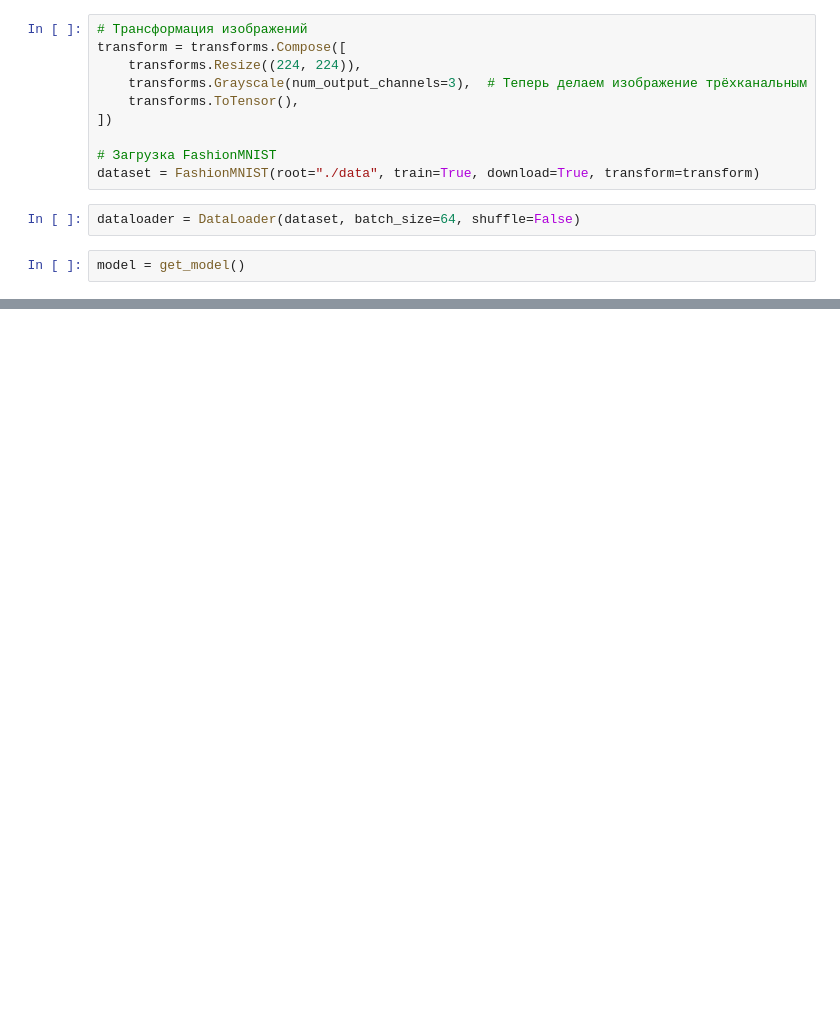
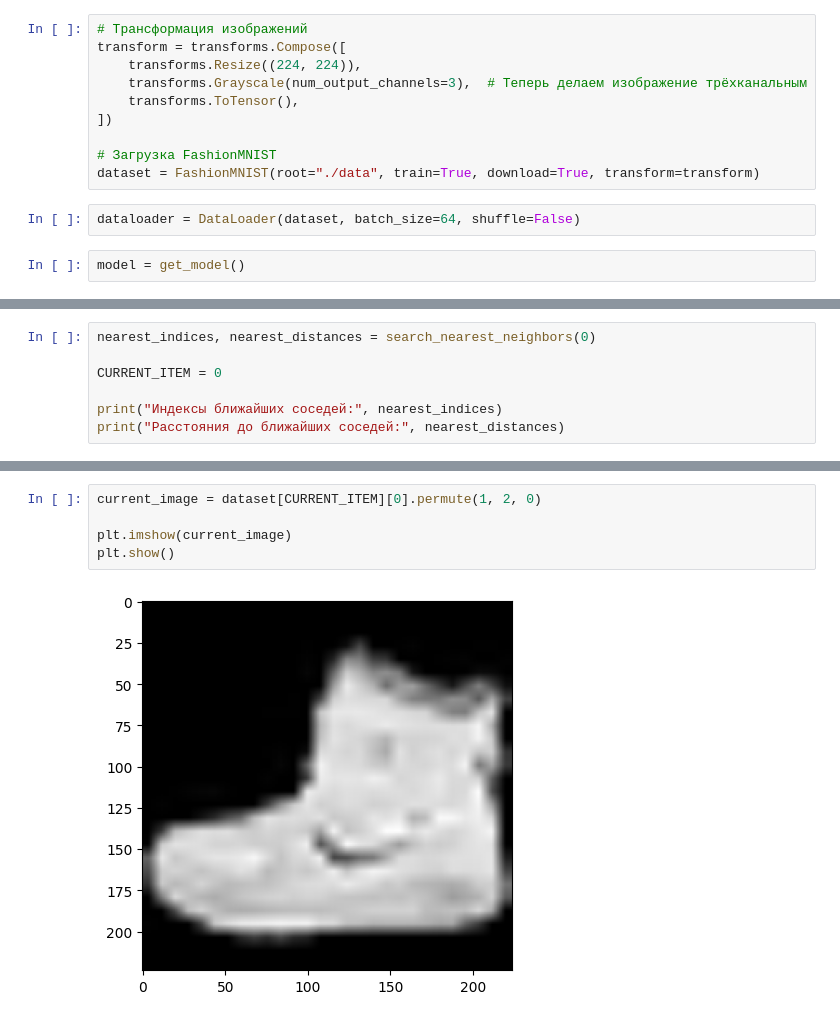
Before and after one commit to PHILIPP111007/ML, a Jupyter notebook: fashion/main.ipynb, the cells around one changed output, grey strips where cells are left out. Saved outputs shown, nothing was run; the diff lists cells and outputs as text; blank space fills up the shorter version.

```diff
--- a/fashion/main.ipynb
+++ b/fashion/main.ipynb
@@ -68,0 +135,7 @@ print("Количество классов:", len(np.unique(all_labels)))
+# %%
+nearest_indices, nearest_distances = search_nearest_neighbors(0)
+
+CURRENT_ITEM = 0
+
+print("Индексы ближайших соседей:", nearest_indices)
+print("Расстояния до ближайших соседей:", nearest_distances)
@@ -68,0 +173,7 @@ print("Количество классов:", len(np.unique(all_labels)))
+# %%
+current_image = dataset[CURRENT_ITEM][0].permute(1, 2, 0)
+
+plt.imshow(current_image)
+plt.show()
+# %% [output]
+[figure, added]
```
Also changed, not shown: parts of 21 cells of this notebook.
